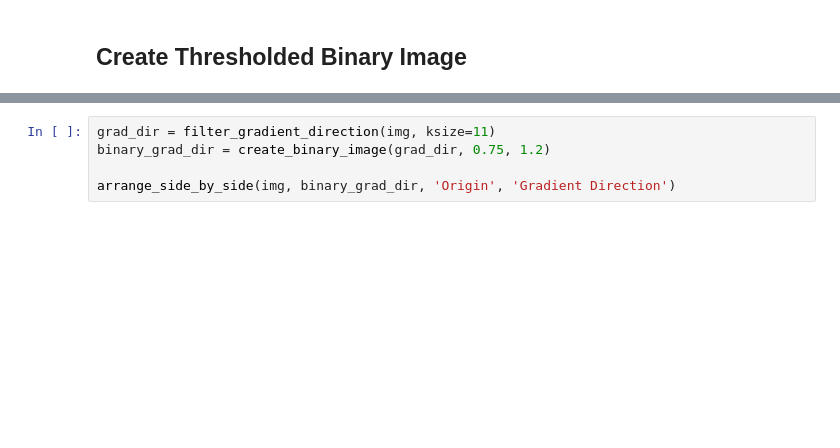
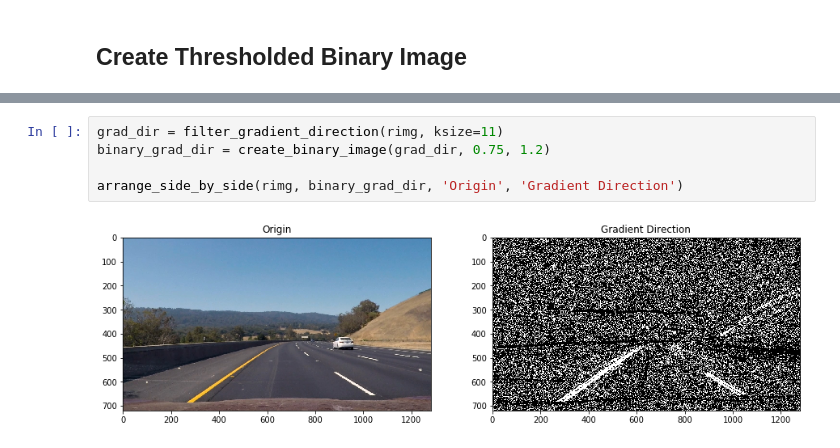
Before and after one commit to MasanaoMatsuda/finding-lane-lines, a Jupyter notebook: AdvancedLaneFinding/AdvancedLaneFinding.ipynb, the cells around one changed output, grey strips where cells are left out. Cells and saved outputs as stored; diff of their text form; blank space fills up the shorter version.

```diff
--- a/AdvancedLaneFinding/AdvancedLaneFinding.ipynb
+++ b/AdvancedLaneFinding/AdvancedLaneFinding.ipynb
@@ -173,5 +184,7 @@ arrange_side_by_side(img, binary_grad_mag, 'Origin', 'Gradient Magnitude Thresh'
 # %%
-grad_dir = filter_gradient_direction(img, ksize=11)
+grad_dir = filter_gradient_direction(rimg, ksize=11)
 binary_grad_dir = create_binary_image(grad_dir, 0.75, 1.2)
 
-arrange_side_by_side(img, binary_grad_dir, 'Origin', 'Gradient Direction')
+arrange_side_by_side(rimg, binary_grad_dir, 'Origin', 'Gradient Direction')
+# %% [output]
+[figure, added]
```
Also changed, not shown: parts of 14 cells of this notebook, 1 other file.
